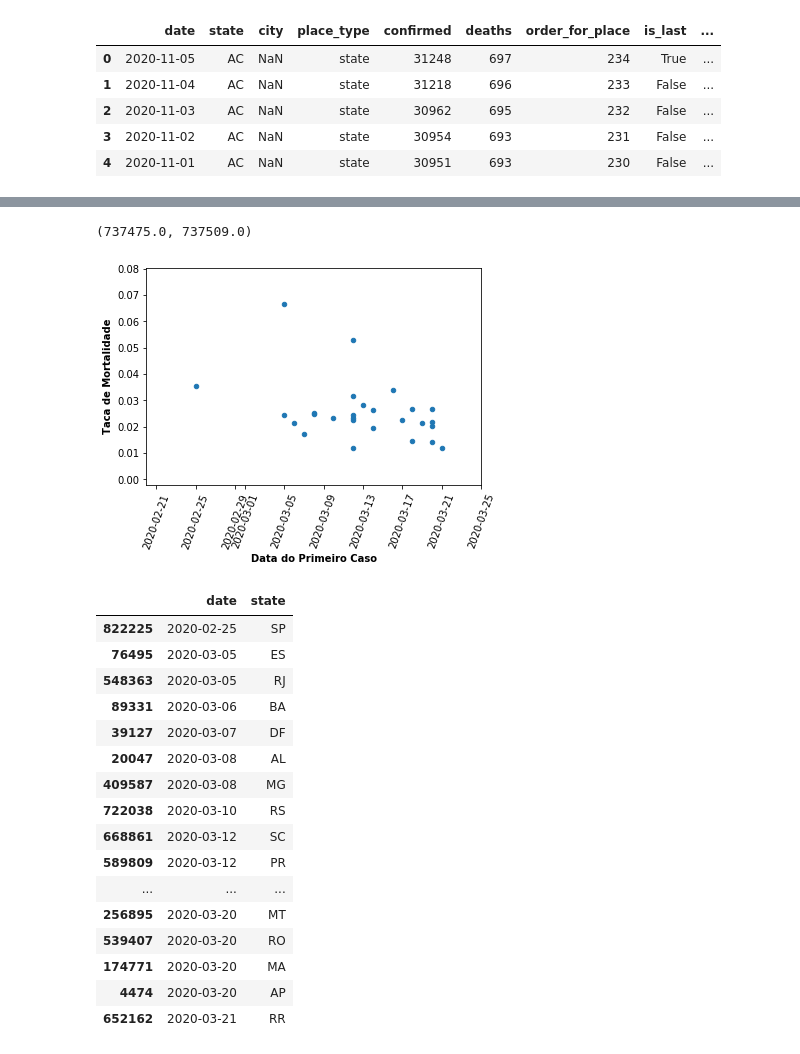
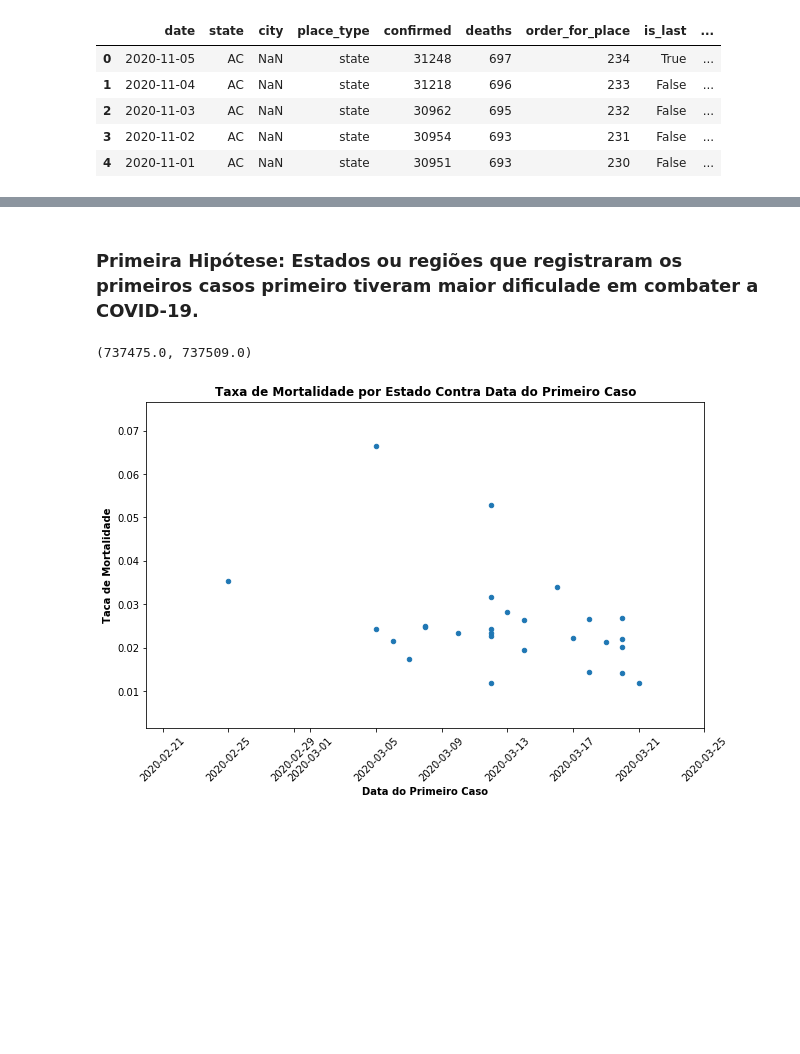
Before and after one commit to paulo-smcs/projetos_bootcamp_alura, a Jupyter notebook: Mod1/modulo1.ipynb, the cells around one changed output, grey strips where cells are left out. Saved outputs shown, nothing was run; the diff lists cells and outputs as text; code cells hidden in the pictures; blank space fills up the shorter version.

```diff
--- a/Mod1/modulo1.ipynb
+++ b/Mod1/modulo1.ipynb
@@ -43,37 +60,22 @@ title=ax.set_title('Taxa de Mortalidade por Estado da COVID-19'
+# %% [markdown]
+<h3>Primeira Hipótese: Estados ou regiões que registraram os primeiros casos primeiro tiveram maior dificulade em combater a COVID-19.</h3>
 # %%
 df_first_case=df[(df.state_line==1) & (df.order_for_place==1)][['date','state']].sort_values(by='date')
 
 df_merged=pd.merge(df_death_rate,
             df_first_case,
             how='left',
             left_on='state',
             right_on='state')
 
-ax_2=df_merged.plot.scatter(x='date',y='death_rate',rot=70)
+ax_2=df_merged.plot.scatter(x='date',y='death_rate',rot=45,figsize=(10,6))
 ax_2.set_xlabel('Data do Primeiro Caso',fontweight='bold')
 ax_2.set_ylabel('Taca de Mortalidade',fontweight='bold')
+title=ax_2.set_title('Taxa de Mortalidade por Estado Contra Data do Primeiro Caso'
+    ,fontweight='bold'
+    ,fontsize='large')
 
 ax_2.set_xlim(pd.to_datetime('2020-02-20'),pd.to_datetime('2020-03-25'))
 # %% [output]
 (737475.0, 737509.0)
-[figure, old version]
+[figure, new version]
-# %%
-df_first_case
-# %% [output]
-|  | date | state |
-| 822225 | 2020-02-25 | SP |
-| 76495 | 2020-03-05 | ES |
-| 548363 | 2020-03-05 | RJ |
-| 89331 | 2020-03-06 | BA |
-| 39127 | 2020-03-07 | DF |
-| 20047 | 2020-03-08 | AL |
-| 409587 | 2020-03-08 | MG |
-| 722038 | 2020-03-10 | RS |
-| 668861 | 2020-03-12 | SC |
-| 589809 | 2020-03-12 | PR |
-| ... | ... | ... |
-| 256895 | 2020-03-20 | MT |
-| 539407 | 2020-03-20 | RO |
-| 174771 | 2020-03-20 | MA |
-| 4474 | 2020-03-20 | AP |
-| 652162 | 2020-03-21 | RR |
```
Also changed, not shown: parts of 8 cells of this notebook.
